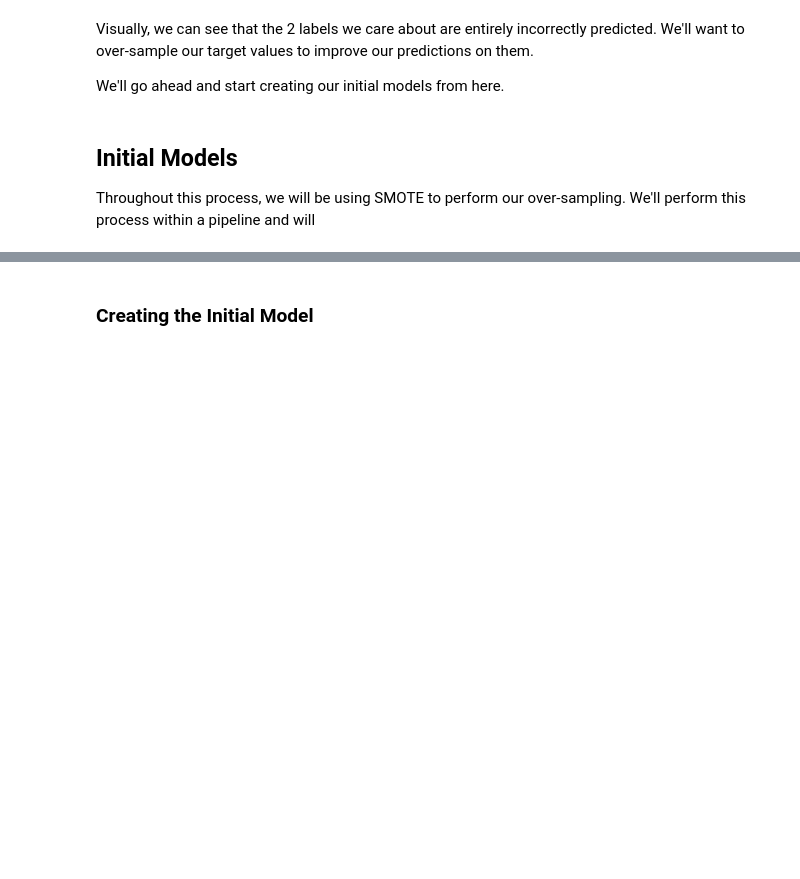
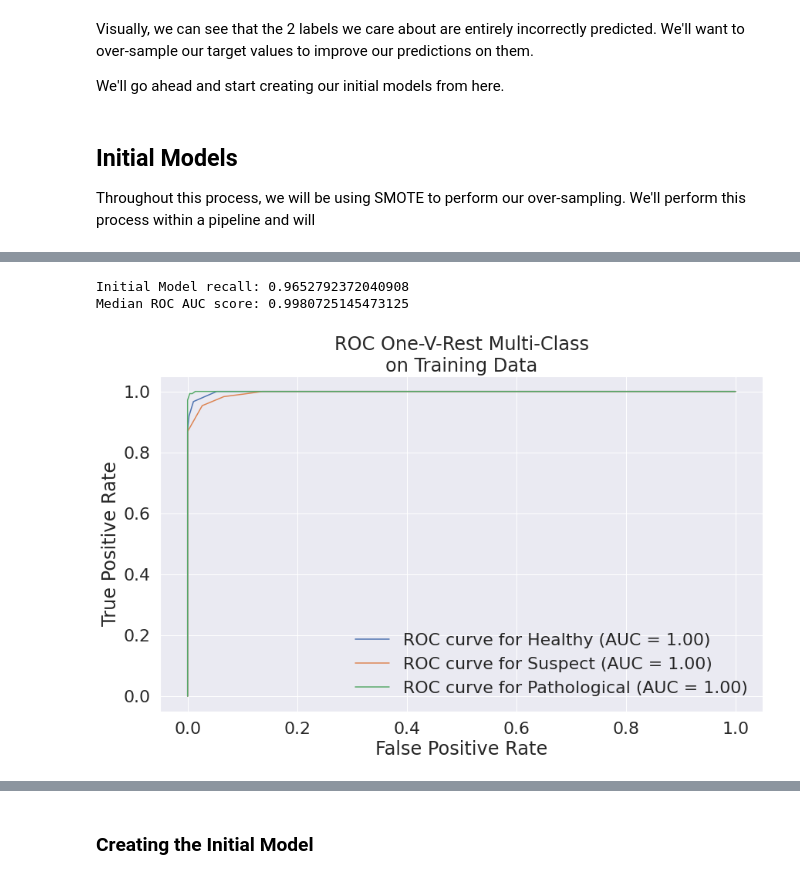
Before and after one commit to ParkedHampster/Fetal-Health-Classification-Prediction, a Jupyter notebook: scratch_books/scratch.ipynb, the cells around one changed output, grey strips where cells are left out. Cells and saved outputs as stored; diff of their text form; code cells hidden in the pictures; blank space fills up the shorter version.

```diff
--- a/scratch_books/scratch.ipynb
+++ b/scratch_books/scratch.ipynb
@@ -220,0 +242,15 @@ within a pipeline and will
+# %%
+fig, ax = plt.subplots(figsize=(14,8))
+model_scoring(initial_knn_pipeline,X_train,y_train,average='macro',
+                        plot_curve=True, ax=ax,
+                        class_names=['Healthy','Suspect','Pathological'])
+
+ax.set(
+    title="ROC One-V-Rest Multi-Class\non Training Data"
+)
+
+'';
+# %% [output]
+Initial Model recall: 0.9652792372040908
+Median ROC AUC score: 0.9980725145473125
+[figure, added]
```
Also changed, not shown: parts of 13 cells of this notebook.
